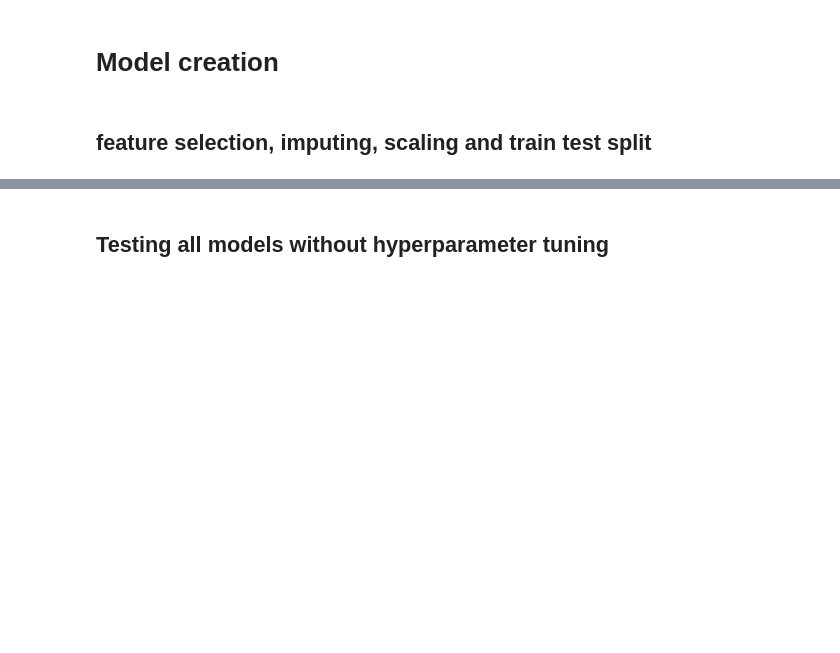
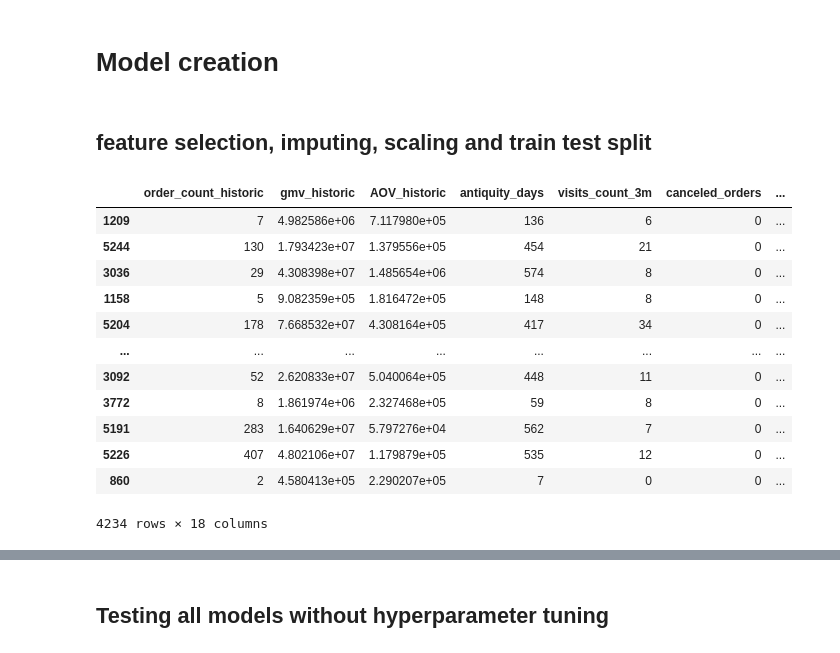
Before and after one commit to Martinmjal/Dataviz_Final_Project, a Jupyter notebook: docs/churn_prediction_model_training.ipynb, the cells around one changed output, grey strips where cells are left out. Cells and saved outputs as stored; diff of their text form; code cells hidden in the pictures; blank space fills up the shorter version.

```diff
--- a/churn_prediction_model_training.ipynb
+++ b/docs/churn_prediction_model_training.ipynb
@@ -17,3 +17,19 @@ y = df['is_churned'].copy()
 from sklearn.model_selection import train_test_split
 
 X_train, X_test, y_train, y_test = train_test_split(X, y, test_size = 0.2, random_state = 42)
+# %%
+X_train
+# %% [output]
+|  | order_count_historic | gmv_historic | AOV_historic | antiquity_days | visits_count_3m | canceled_orders | ... |
+| 1209 | 7 | 4.982586e+06 | 7.117980e+05 | 136 | 6 | 0 | ... |
+| 5244 | 130 | 1.793423e+07 | 1.379556e+05 | 454 | 21 | 0 | ... |
+| 3036 | 29 | 4.308398e+07 | 1.485654e+06 | 574 | 8 | 0 | ... |
+| 1158 | 5 | 9.082359e+05 | 1.816472e+05 | 148 | 8 | 0 | ... |
+| 5204 | 178 | 7.668532e+07 | 4.308164e+05 | 417 | 34 | 0 | ... |
+| ... | ... | ... | ... | ... | ... | ... | ... |
+| 3092 | 52 | 2.620833e+07 | 5.040064e+05 | 448 | 11 | 0 | ... |
+| 3772 | 8 | 1.861974e+06 | 2.327468e+05 | 59 | 8 | 0 | ... |
+| 5191 | 283 | 1.640629e+07 | 5.797276e+04 | 562 | 7 | 0 | ... |
+| 5226 | 407 | 4.802106e+07 | 1.179879e+05 | 535 | 12 | 0 | ... |
+| 860 | 2 | 4.580413e+05 | 2.290207e+05 | 7 | 0 | 0 | ... |
+4234 rows × 18 columns
```
Also changed, not shown: parts of 7 cells of this notebook, 7 other files.
